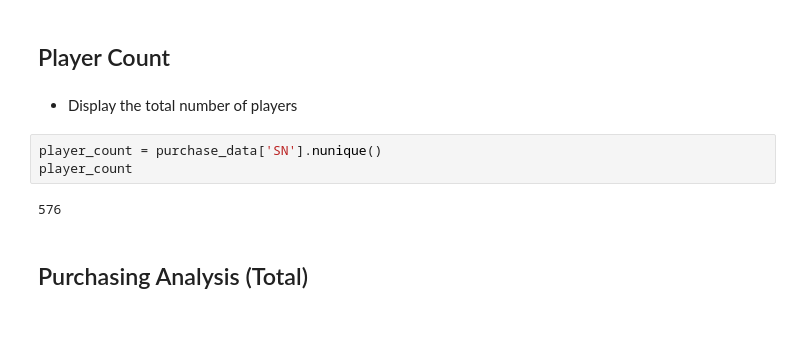
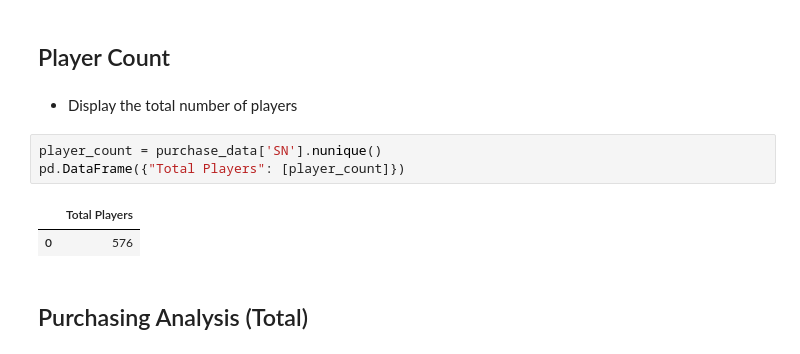
Before and after one commit to nstefanek/pandas-challenge, a Jupyter notebook: HereosOfPymoli_starter.ipynb, the cells around one changed output. Cells and saved outputs as stored; diff of their text form; blank space fills up the shorter version.

```diff
--- a/HereosOfPymoli_starter.ipynb
+++ b/HereosOfPymoli_starter.ipynb
@@ -24,9 +24,10 @@ purchase_data.head()
 * Display the total number of players
 # %%
 player_count = purchase_data['SN'].nunique()
-player_count
+pd.DataFrame({"Total Players": [player_count]})
 # %% [output]
-576
+|  | Total Players |
+| 0 | 576 |
 # %% [markdown]
 ## Purchasing Analysis (Total)
 # %% [markdown]
```
Also changed, not shown: parts of 5 cells of this notebook.
